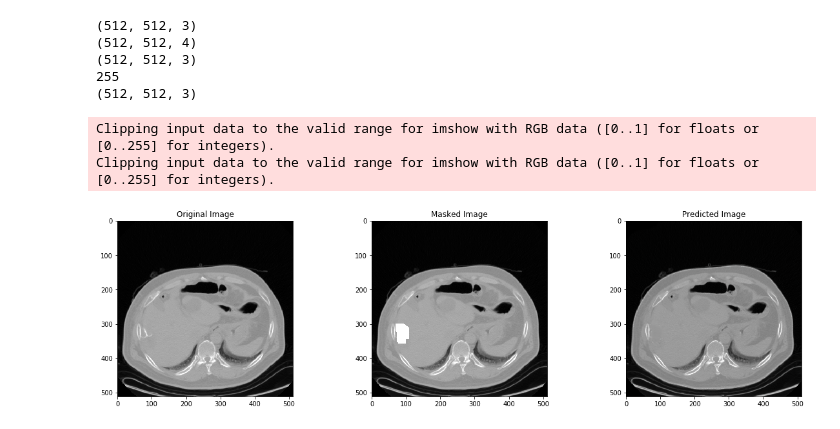
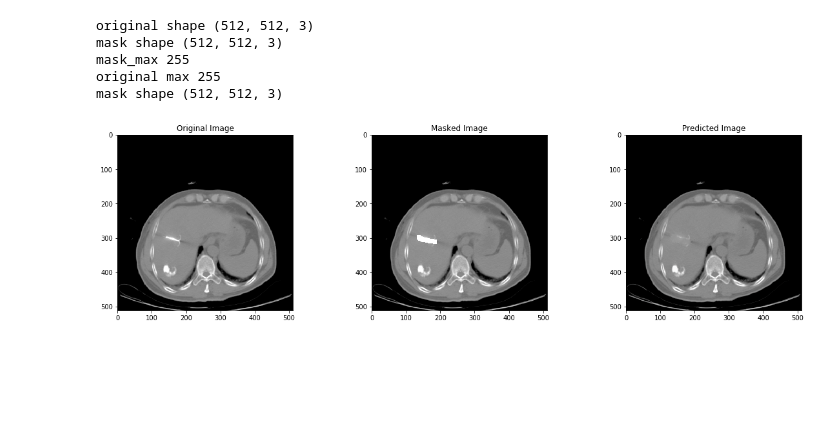
Before and after one commit to Barnonewdm/CT_inpainting, a Jupyter notebook: Predict.ipynb, the cells around one changed output. Cells and saved outputs as stored; diff of their text form; code cells hidden in the pictures; blank space fills up the shorter version.

```diff
--- a/Predict.ipynb
+++ b/Predict.ipynb
@@ -5,53 +5,49 @@ import numpy as np
 import os
 from libs.pconv_model import PConvUnet
 from matplotlib import pyplot as plt
 
 
-os.environ["CUDA_VISIBLE_DEVICES"] = "3"
+os.environ["CUDA_VISIBLE_DEVICES"] = "0"
 test_path = "./data/liver_image/test/ct/"
-ori = io.imread(test_path + 'img/' + 'test_CT_8.png')
-print(ori.shape)
-mask = io.imread(test_path + 'mask/' + 'test_CT_8.png')
-print(mask.shape)
-
+ori = io.imread(test_path + 'img/' + 'test_44.png')
+print('original shape {}'.format(ori.shape))
+mask = io.imread(test_path + 'mask/' + 'seg_44.png')
 if mask.shape[2] != 3:
     mask = mask[:, :, 0:3]
-print(mask.shape)
-# print(np.max(mask))
-mask = mask / 255.
+print('mask shape {}'.format(mask.shape))
+print('mask_max {}'.format(mask.max()))
+mask = mask/255.
 mask = 1 - mask
-print (ori.max())
+print ('original max {}'.format(ori.max()))
 #ori = ori / ori.max()
-ori = ori / 210.
+ori = ori / 255.
 
 masked = deepcopy(ori)
 masked[mask==0] = 1
-print(masked.shape)
+print("mask shape {}".format(masked.shape))
 
 ori = np.expand_dims(ori, axis=0)
-mask = np.expand_dims(mask, axis=0)
+mask = np.uint8(np.expand_dims(mask, axis=0))
 masked = np.expand_dims(masked, axis=0)
 
 model = PConvUnet(weight_filepath='data/logs_ct/')
-model.load("data/logs_ct/134_weights_2018-11-29-12-42-14.h5")
+model.load("data/logs_ct/283_weights_2018-11-30-14-29-30.h5")
 pred_img = model.predict([masked, mask])
 
 _, axes = plt.subplots(1, 3, figsize=(20, 5))
 axes[0].imshow(ori[0])
 axes[1].imshow(masked[0])
 axes[2].imshow(pred_img[0] * 1.)
 axes[0].set_title('Original Image')
 axes[1].set_title('Masked Image')
 axes[2].set_title('Predicted Image')
-plt.savefig(r'data/liver_image/test/img_test_result.png')
+#plt.savefig(r'data/liver_image/test/img_test_result.png')
 plt.show()
 plt.close()
 # %% [output]
-(512, 512, 3)
-(512, 512, 4)
-(512, 512, 3)
-255
-(512, 512, 3)
+original shape (512, 512, 3)
+mask shape (512, 512, 3)
+mask_max 255
+original max 255
+mask shape (512, 512, 3)
-Clipping input data to the valid range for imshow with RGB data ([0..1] for floats or [0..255] for integers).
-Clipping input data to the valid range for imshow with RGB data ([0..1] for floats or [0..255] for integers).
-[figure, old version]
+[figure, new version]
```
Also changed, not shown: 3 other files.
